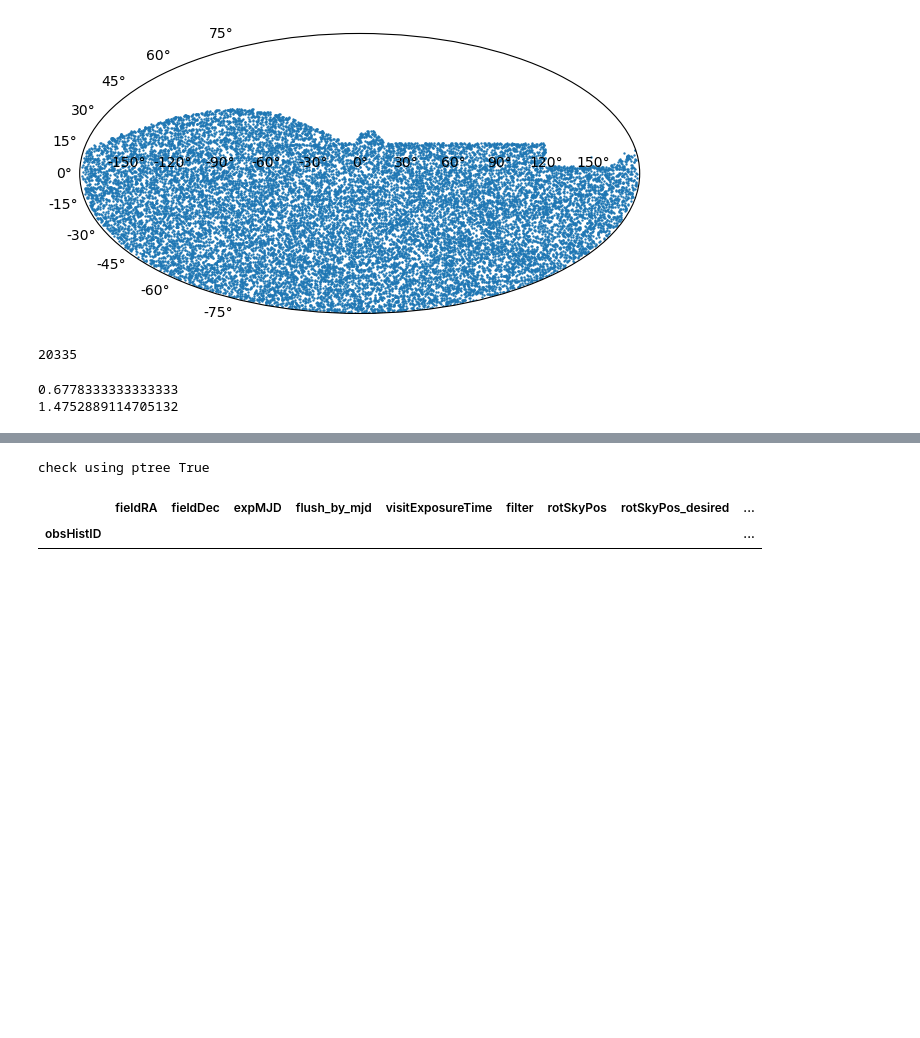
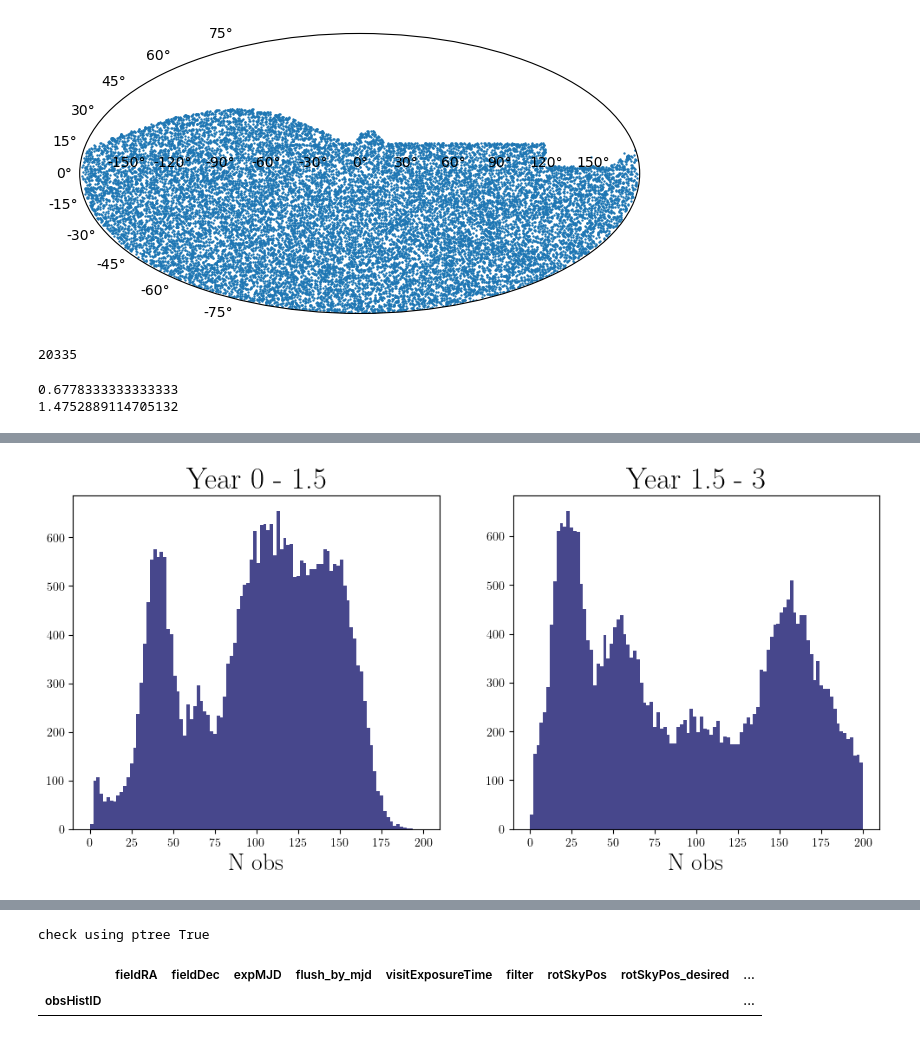
Before and after one commit to Nikki1510/lensed_supernova_simulator_tool, a Jupyter notebook: src/OpSim_Summary.ipynb, the cells around one changed output, grey strips where cells are left out. Cells and saved outputs as stored; diff of their text form; code cells hidden in the pictures; blank space fills up the shorter version.

```diff
--- a/src/OpSim_Summary.ipynb
+++ b/src/OpSim_Summary.ipynb
@@ -150,0 +360,2 @@ print(1/0.677833333)
+# %%
+norol_ra, norol_dec, norol_Nobs, norol_gaps = get_Nobs(ra, dec, rolling=False)
@@ -150,0 +364,2 @@ print(1/0.677833333)
+# %%
+rol_ra, rol_dec, rol_Nobs, rol_gaps = get_Nobs(ra, dec, rolling=True)
@@ -150,0 +368,17 @@ print(1/0.677833333)
+# %%
+norol_Nobs[norol_Nobs > 200] = 200
+rol_Nobs[rol_Nobs > 200] = 200
+
+fig = plt.figure(figsize=(16, 8))
+ax1 = fig.add_subplot(221, projection="mollweide")
+im1 = ax1.scatter(radians(norol_ra), radians(norol_dec), s=1, c=norol_Nobs)
+fig.colorbar(im1, ax=ax1, label="num observations", fraction=0.025)
+ax1.set_title("Year 0 - 1.5", fontsize=25)
+
+ax2 = fig.add_subplot(222, projection="mollweide")
+im2 = ax2.scatter(radians(rol_ra), radians(rol_dec), s=1, c=rol_Nobs)
+fig.colorbar(im2, ax=ax2, label="num observations", fraction=0.025)
+ax2.set_title("Year 1.5 - 3", fontsize=25)
+fig.suptitle("Total number of observations", fontsize=25)
+plt.savefig("N_observations_sky_v30.png", transparent=False, facecolor='white', dpi=250, bbox_inches='tight')
+plt.show()
@@ -150,0 +399,11 @@ print(1/0.677833333)
+# %%
+fig, ax = plt.subplots(1, 2, figsize=(12, 5))
+ax[0].hist(norol_Nobs[norol_Nobs < 200], bins=100, range=(0, 200), color='midnightblue', alpha=0.8)
+ax[0].set_xlabel("N obs", fontsize=20)
+ax[0].set_title("Year 0 - 1.5", fontsize=25)
+ax[1].hist(rol_Nobs[rol_Nobs < 200], bins=100, range=(0, 200), color='midnightblue', alpha=0.8)
+ax[1].set_xlabel("N obs", fontsize=20)
+ax[1].set_title("Year 1.5 - 3", fontsize=25)
+plt.show()
+# %% [output]
+[figure, added]
```
Also changed, not shown: parts of 46 cells of this notebook, 1 other file.
